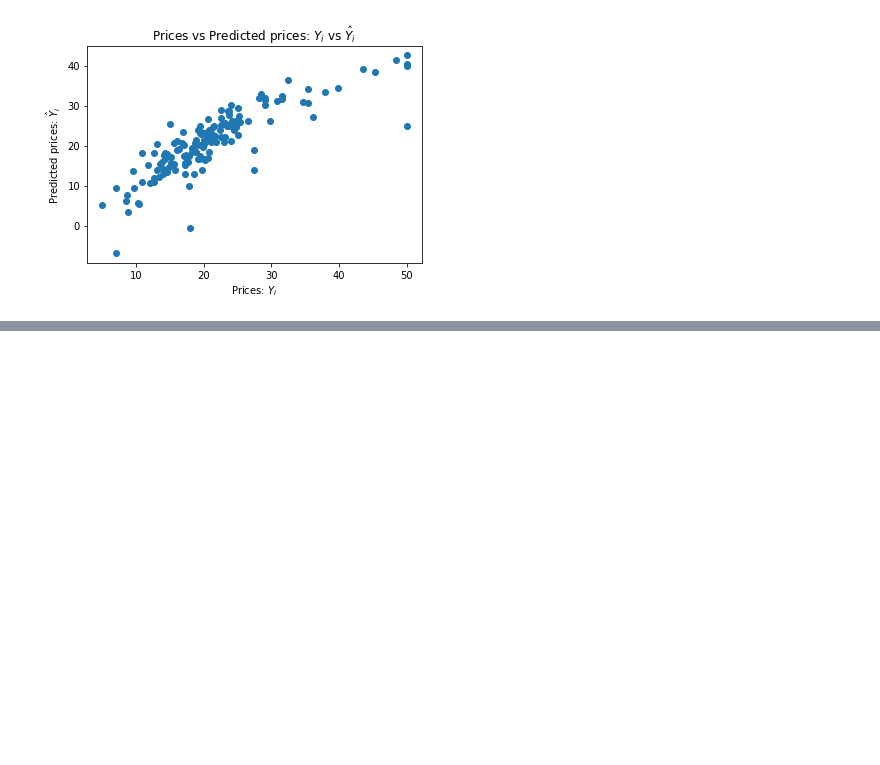
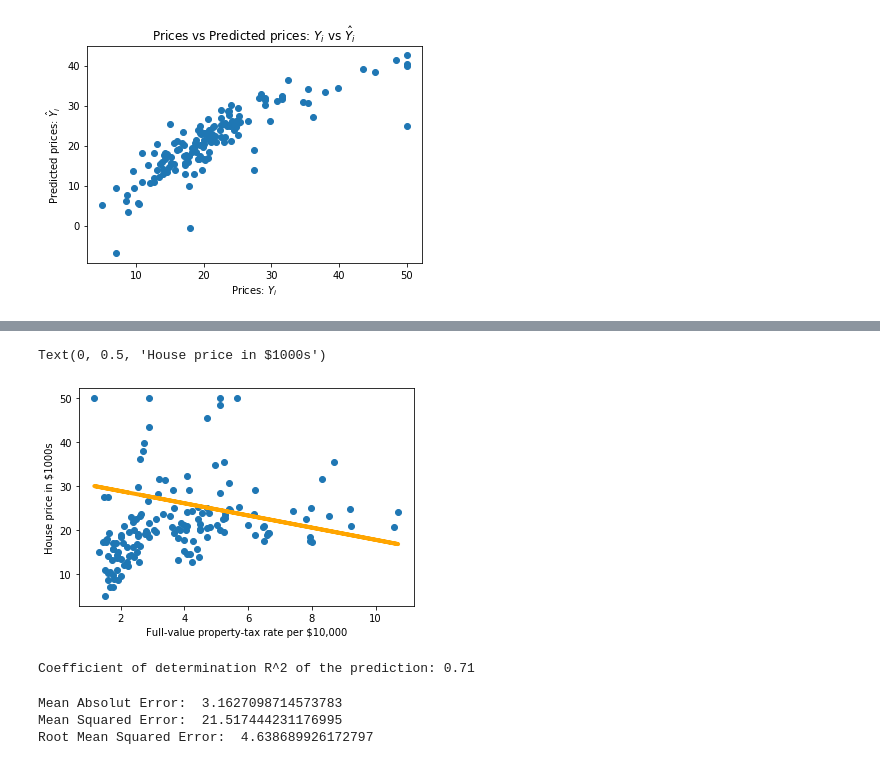
Before and after one commit to IvanaKocanova/Data_Science_Projects, a Jupyter notebook: House_price_prediction_Linear_regression.ipynb, the cells around one changed output, grey strips where cells are left out. Cells and saved outputs as stored; diff of their text form; code cells hidden in the pictures; blank space fills up the shorter version.

```diff
--- a/House_price_prediction_Linear_regression.ipynb
+++ b/House_price_prediction_Linear_regression.ipynb
@@ -107,0 +138,21 @@ lm.score(X_test,y_test)
+# %%
+plt.scatter(X_test['DIS'], y_test)
+yhat = 31.63108404 + (-1.38599824e+00* X_test['DIS'] )
+fig = plt.plot(X_test['DIS'], yhat, lw=4, c='orange', label='regression line')
+plt.xlabel('Full-value property-tax rate per $10,000')
+plt.ylabel('House price in $1000s')
+# %% [output]
+Text(0, 0.5, 'House price in $1000s')
+[figure, added]
+# %%
+print('Coefficient of determination R^2 of the prediction: {:.2f}'.format(lm.score(X_test,y_test)))
+# %% [output]
+Coefficient of determination R^2 of the prediction: 0.71
+# %%
+print('Mean Absolut Error: ', metrics.mean_absolute_error(y_test, y_pred))
+print('Mean Squared Error: ', metrics.mean_squared_error(y_test, y_pred))
+print('Root Mean Squared Error: ', np.sqrt(metrics.mean_squared_error(y_test, y_pred)))
+# %% [output]
+Mean Absolut Error:  3.1627098714573783
+Mean Squared Error:  21.517444231176995
+Root Mean Squared Error:  4.638689926172797
```
Also changed, not shown: parts of 14 cells of this notebook.
